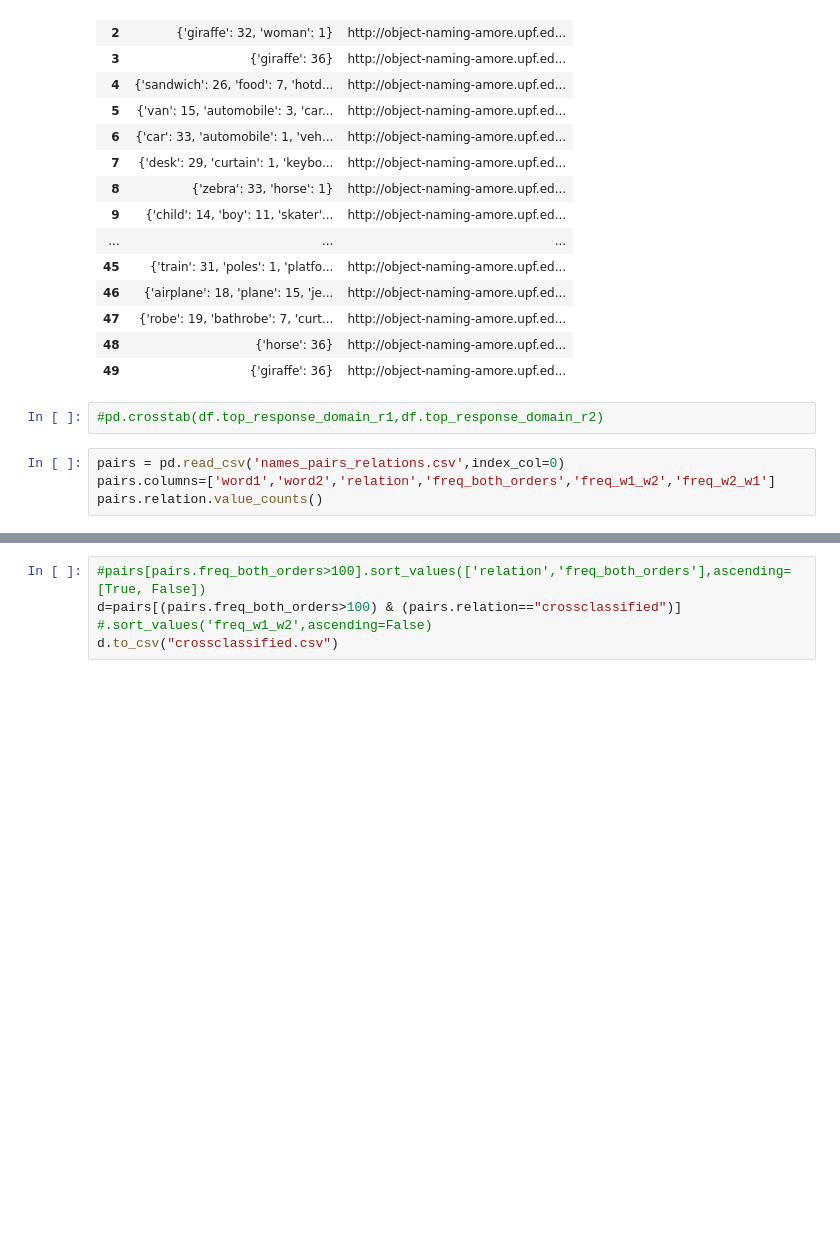
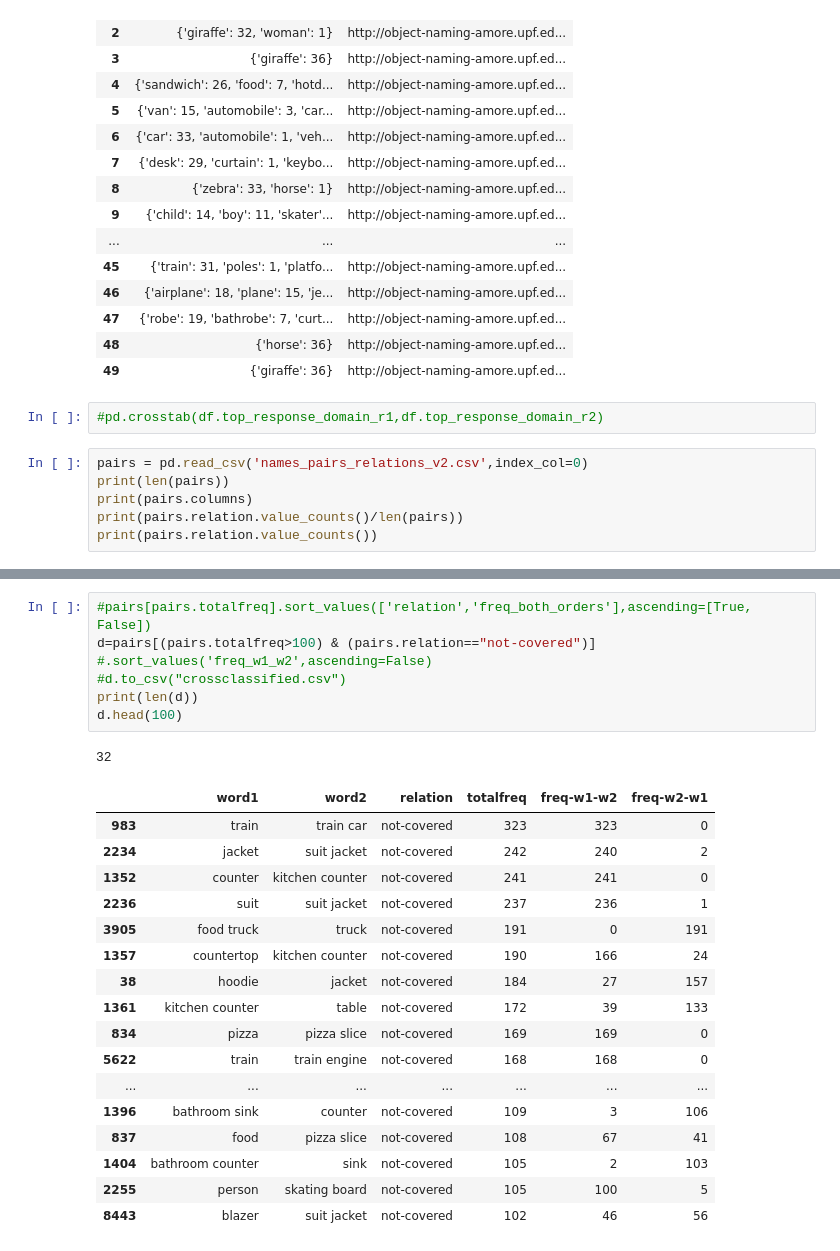
Before and after one commit to sinazarriess/many_names_collection, a Jupyter notebook: analysis/explore.ipynb, the cells around one changed output, grey strips where cells are left out. Cells and saved outputs as stored; diff of their text form; blank space fills up the shorter version.

```diff
--- a/analysis/explore.ipynb
+++ b/analysis/explore.ipynb
@@ -44,7 +44,9 @@ imgs[['spellchecked','url']].head(50)
 # %%
 #pd.crosstab(df.top_response_domain_r1,df.top_response_domain_r2)
 # %%
-pairs = pd.read_csv('names_pairs_relations.csv',index_col=0)
-pairs.columns=['word1','word2','relation','freq_both_orders','freq_w1_w2','freq_w2_w1']
-pairs.relation.value_counts()
+pairs = pd.read_csv('names_pairs_relations_v2.csv',index_col=0)
+print(len(pairs))
+print(pairs.columns)
+print(pairs.relation.value_counts()/len(pairs))
+print(pairs.relation.value_counts())
 # %% [output]
@@ -56,5 +68,26 @@ synonymy             178
 Name: relation, dtype: int64
 # %%
-#pairs[pairs.freq_both_orders>100].sort_values(['relation','freq_both_orders'],ascending=[True, False])
-d=pairs[(pairs.freq_both_orders>100) & (pairs.relation=="crossclassified")] #.sort_values('freq_w1_w2',ascending=False)
-d.to_csv("crossclassified.csv")
+#pairs[pairs.totalfreq].sort_values(['relation','freq_both_orders'],ascending=[True, False])
+d=pairs[(pairs.totalfreq>100) & (pairs.relation=="not-covered")] #.sort_values('freq_w1_w2',ascending=False)
+#d.to_csv("crossclassified.csv")
+print(len(d))
+d.head(100)
+# %% [output]
+32
+|  | word1 | word2 | relation | totalfreq | freq-w1-w2 | freq-w2-w1 |
+| 983 | train | train car | not-covered | 323 | 323 | 0 |
+| 2234 | jacket | suit jacket | not-covered | 242 | 240 | 2 |
+| 1352 | counter | kitchen counter | not-covered | 241 | 241 | 0 |
+| 2236 | suit | suit jacket | not-covered | 237 | 236 | 1 |
+| 3905 | food truck | truck | not-covered | 191 | 0 | 191 |
+| 1357 | countertop | kitchen counter | not-covered | 190 | 166 | 24 |
+| 38 | hoodie | jacket | not-covered | 184 | 27 | 157 |
+| 1361 | kitchen counter | table | not-covered | 172 | 39 | 133 |
+| 834 | pizza | pizza slice | not-covered | 169 | 169 | 0 |
+| 5622 | train | train engine | not-covered | 168 | 168 | 0 |
+| ... | ... | ... | ... | ... | ... | ... |
+| 1396 | bathroom sink | counter | not-covered | 109 | 3 | 106 |
+| 837 | food | pizza slice | not-covered | 108 | 67 | 41 |
+| 1404 | bathroom counter | sink | not-covered | 105 | 2 | 103 |
+| 2255 | person | skating board | not-covered | 105 | 100 | 5 |
+| 8443 | blazer | suit jacket | not-covered | 102 | 46 | 56 |
```
Also changed, not shown: parts of 2 cells of this notebook, 21 other files.
